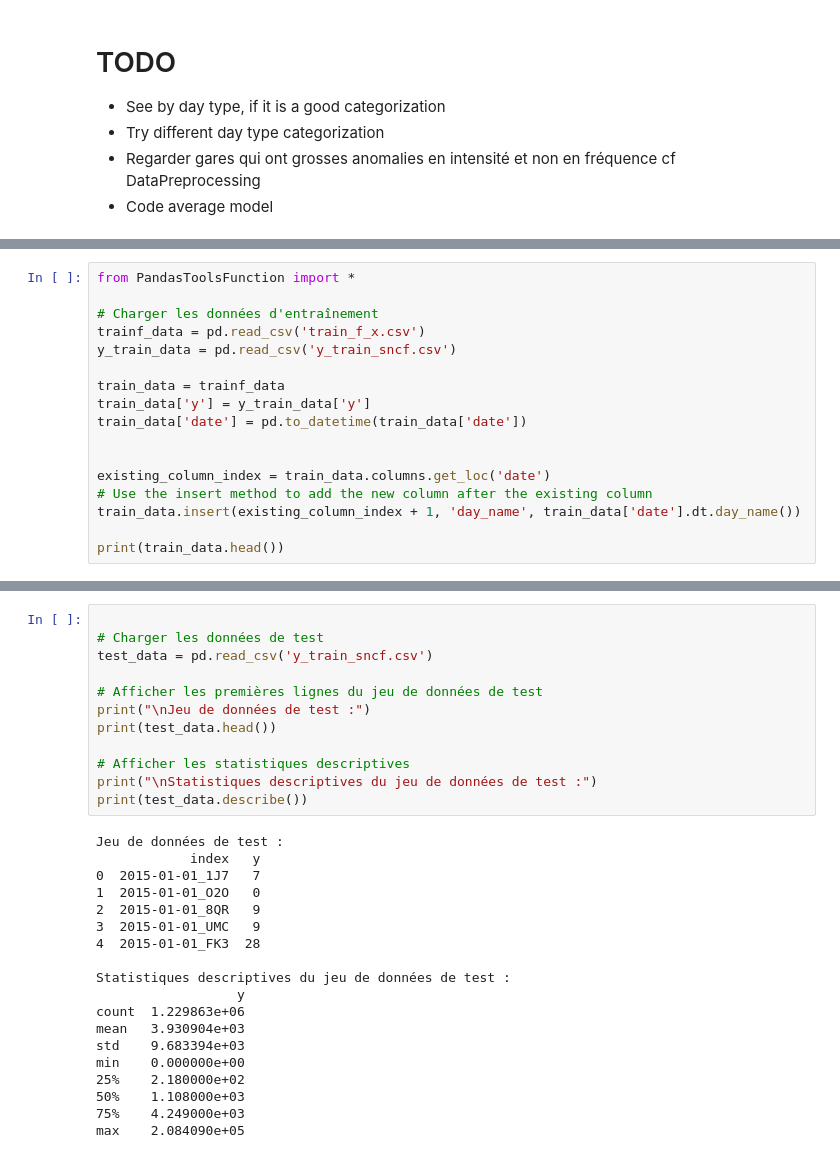
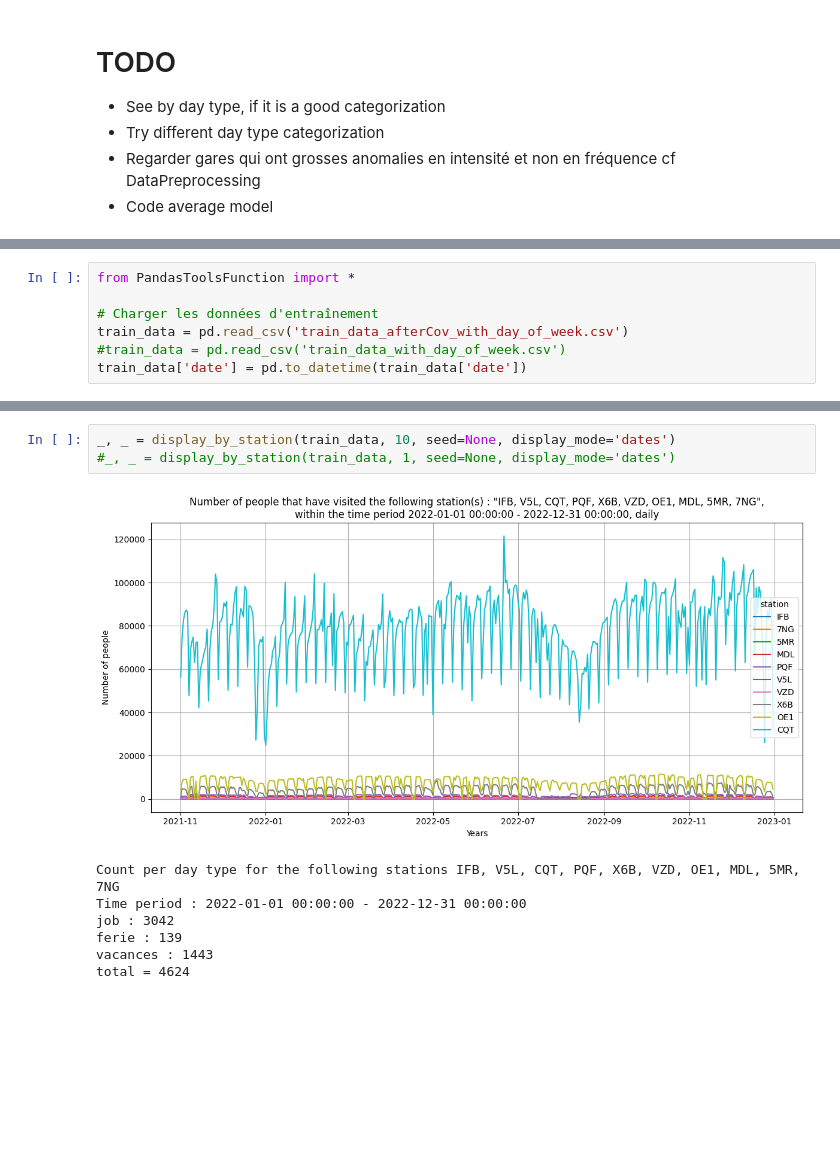
Before and after one commit to mathisemb/challenge_sncf_2024, a Jupyter notebook: utils/DataAnalysis.ipynb, the cells around one changed output, grey strips where cells are left out. Saved outputs shown, nothing was run; the diff lists cells and outputs as text; blank space fills up the shorter version.

```diff
--- a/utils/DataAnalysis.ipynb
+++ b/utils/DataAnalysis.ipynb
@@ -8,16 +21,6 @@
 from PandasToolsFunction import *
 
 # Charger les données d'entraînement
-trainf_data = pd.read_csv('train_f_x.csv')
-y_train_data = pd.read_csv('y_train_sncf.csv')
-
-train_data = trainf_data
-train_data['y'] = y_train_data['y']
+train_data = pd.read_csv('train_data_afterCov_with_day_of_week.csv')
+#train_data = pd.read_csv('train_data_with_day_of_week.csv')
 train_data['date'] = pd.to_datetime(train_data['date'])
-
-
-existing_column_index = train_data.columns.get_loc('date')
-# Use the insert method to add the new column after the existing column
-train_data.insert(existing_column_index + 1, 'day_name', train_data['date'].dt.day_name())
-
-print(train_data.head())
@@ -137,31 +27,11 @@ print(train_data[50:150])
-# %%
-
-# Charger les données de test
-test_data = pd.read_csv('y_train_sncf.csv')
-
-# Afficher les premières lignes du jeu de données de test
-print("\nJeu de données de test :")
-print(test_data.head())
-
-# Afficher les statistiques descriptives
-print("\nStatistiques descriptives du jeu de données de test :")
-print(test_data.describe())
-# %% [output]
-Jeu de données de test :
-            index   y
-0  2015-01-01_1J7   7
-1  2015-01-01_O2O   0
-2  2015-01-01_8QR   9
-3  2015-01-01_UMC   9
-4  2015-01-01_FK3  28
-
-Statistiques descriptives du jeu de données de test :
-                  y
-count  1.229863e+06
-mean   3.930904e+03
-std    9.683394e+03
-min    0.000000e+00
-25%    2.180000e+02
-50%    1.108000e+03
-75%    4.249000e+03
-max    2.084090e+05
+# %%
+_, _ = display_by_station(train_data, 10, seed=None, display_mode='dates')
+#_, _ = display_by_station(train_data, 1, seed=None, display_mode='dates')
+# %% [output]
+[figure, added]
+Count per day type for the following stations IFB, V5L, CQT, PQF, X6B, VZD, OE1, MDL, 5MR, 7NG
+Time period : 2022-01-01 00:00:00 - 2022-12-31 00:00:00
+job : 3042
+ferie : 139
+vacances : 1443
+total = 4624
```
Also changed, not shown: parts of 8 cells of this notebook, 13 other files.
